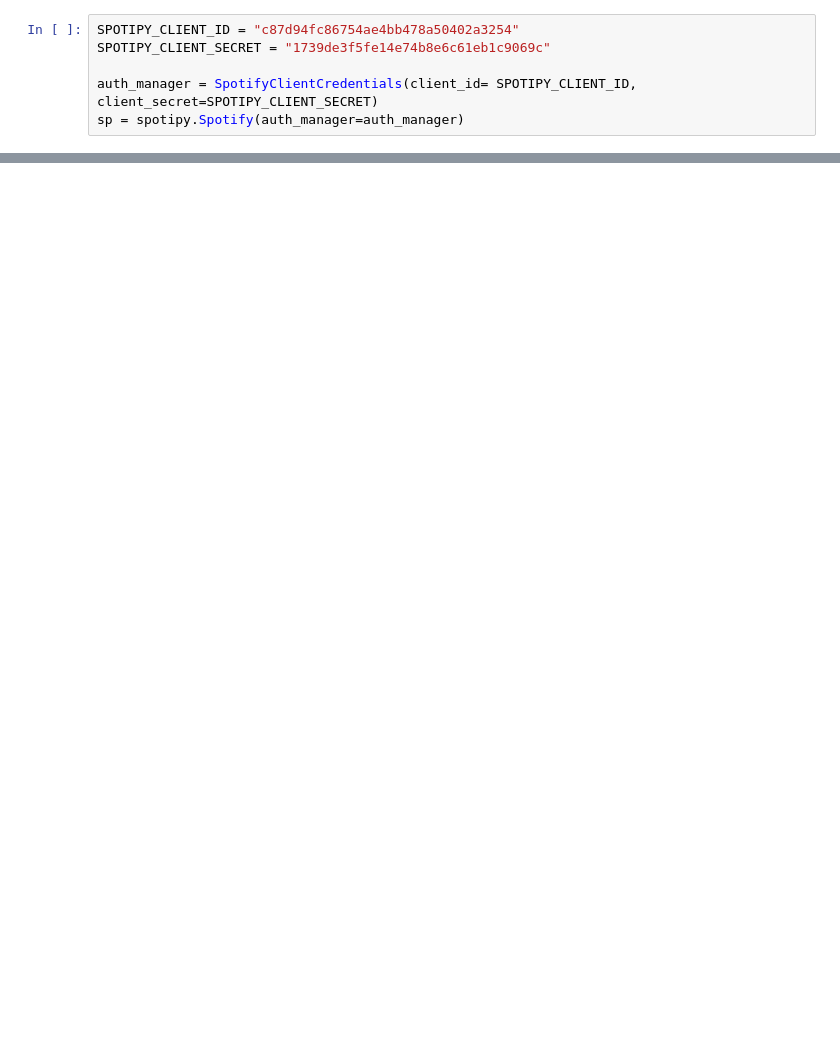
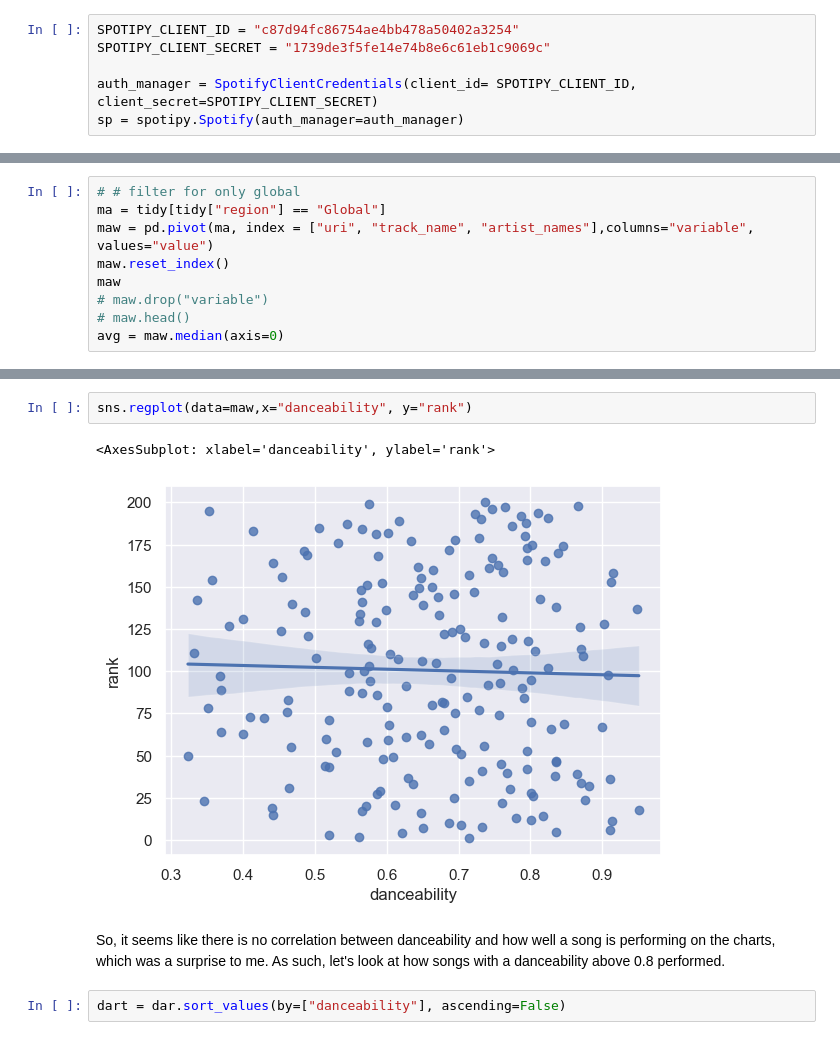
Before and after one commit to aeroniemi/sdpa-coursework, a Jupyter notebook: dataAnalytics/index.ipynb, the cells around one changed output, grey strips where cells are left out. Saved outputs shown, nothing was run; the diff lists cells and outputs as text; blank space fills up the shorter version.

```diff
--- a/dataAnalytics/index.ipynb
+++ b/dataAnalytics/index.ipynb
@@ -162,0 +248,9 @@ with open('data/output/unique_with_details.json', 'w', encoding='utf-8') as file
+# %%
+# # filter for only global
+ma = tidy[tidy["region"] == "Global"]
+maw = pd.pivot(ma, index = ["uri", "track_name", "artist_names"],columns="variable", values="value")
+maw.reset_index()
+maw
+# maw.drop("variable")
+# maw.head()
+avg = maw.median(axis=0)
@@ -162,0 +384,9 @@ with open('data/output/unique_with_details.json', 'w', encoding='utf-8') as file
+# %%
+sns.regplot(data=maw,x="danceability", y="rank")
+# %% [output]
+<AxesSubplot: xlabel='danceability', ylabel='rank'>
+[figure, added]
+# %% [markdown]
+So, it seems like there is no correlation between danceability and how well a song is performing on the charts, which was a surprise to me. As such, let's look at how songs with a danceability above 0.8 performed.
+# %%
+dart = dar.sort_values(by=["danceability"], ascending=False)
```
Also changed, not shown: parts of 71 cells of this notebook, 10 other files.
